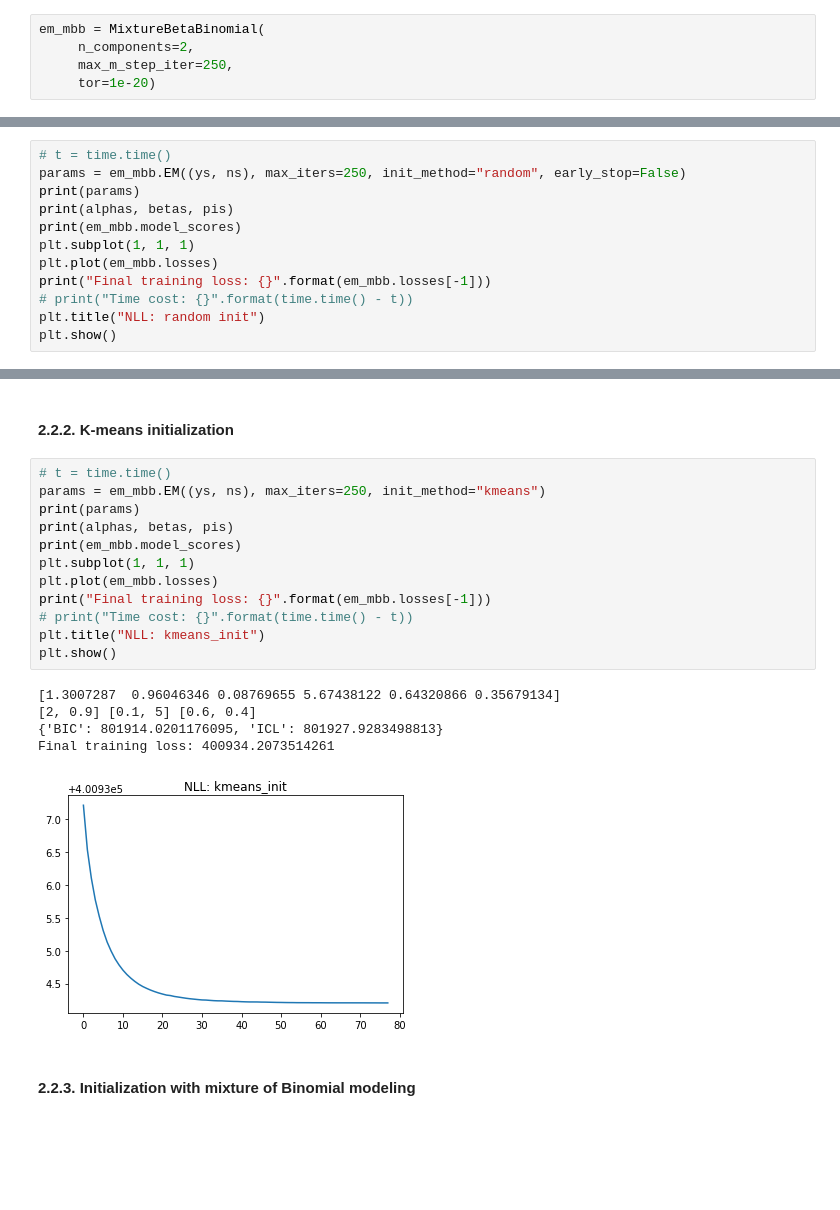
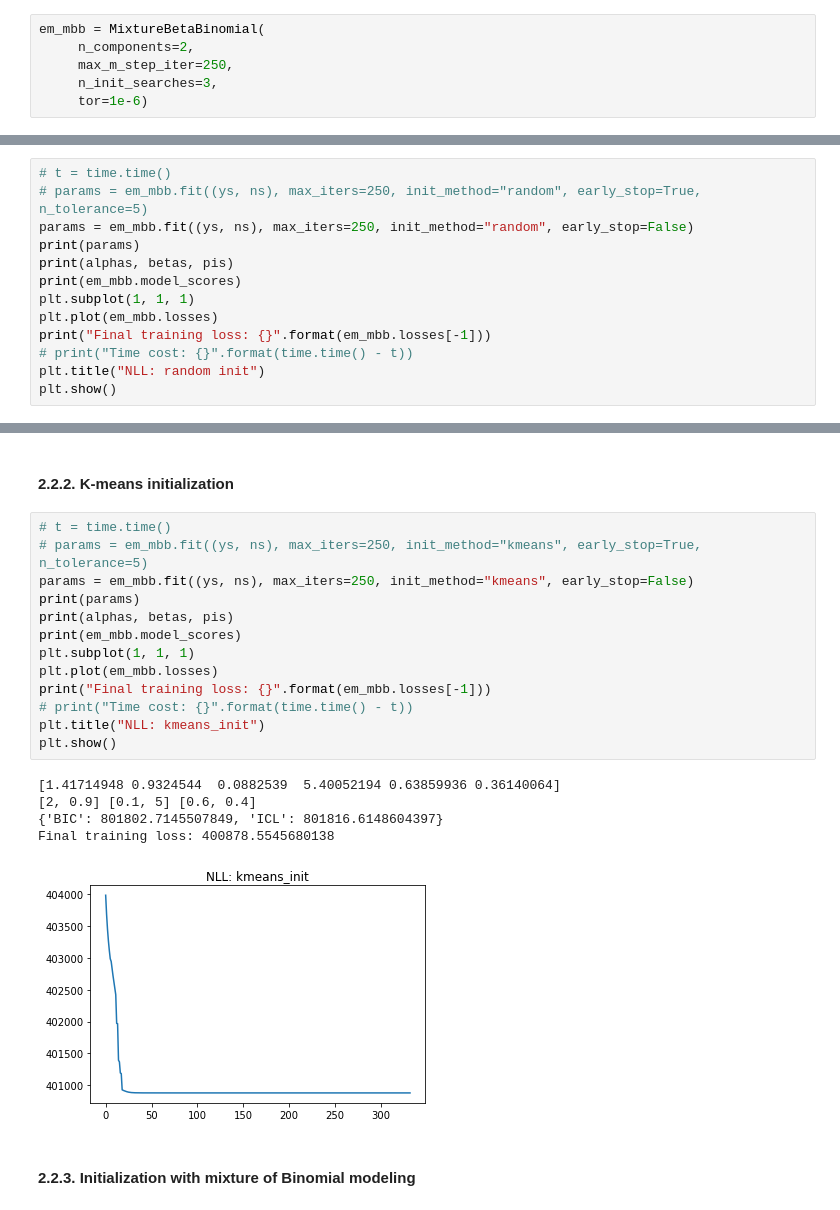
Before and after one commit to StatBiomed/BBMix, a Jupyter notebook: examples/MixtureOfBetaBin_example.ipynb, the cells around one changed output, grey strips where cells are left out. Drawn from its saved outputs; the diff is of its cells as text; blank space fills up the shorter version.

Commit message:
add initial search logics for model parameter
Try to find better initial params that can result in better local optimum

```diff
--- a/examples/MixtureOfBetaBin_example.ipynb
+++ b/examples/MixtureOfBetaBin_example.ipynb
@@ -195,12 +195,14 @@ len(ys), len(ns)
 em_mbb = MixtureBetaBinomial(
      n_components=2,
      max_m_step_iter=250,
-     tor=1e-20)
+     n_init_searches=3,
+     tor=1e-6)
 # %% [markdown]
 #### 2.2.1. Random initialization
 # %%
 # t = time.time()
-params = em_mbb.EM((ys, ns), max_iters=250, init_method="random", early_stop=False)
+# params = em_mbb.fit((ys, ns), max_iters=250, init_method="random", early_stop=True, n_tolerance=5)
+params = em_mbb.fit((ys, ns), max_iters=250, init_method="random", early_stop=False)
 print(params)
 print(alphas, betas, pis)
 print(em_mbb.model_scores)
@@ -220,22 +222,23 @@ Final training loss: 400934.20384334505
 #### 2.2.2. K-means initialization
 # %%
 # t = time.time()
-params = em_mbb.EM((ys, ns), max_iters=250, init_method="kmeans")
+# params = em_mbb.fit((ys, ns), max_iters=250, init_method="kmeans", early_stop=True, n_tolerance=5)
+params = em_mbb.fit((ys, ns), max_iters=250, init_method="kmeans", early_stop=False)
 print(params)
 print(alphas, betas, pis)
 print(em_mbb.model_scores)
 plt.subplot(1, 1, 1)
 plt.plot(em_mbb.losses)
 print("Final training loss: {}".format(em_mbb.losses[-1]))
 # print("Time cost: {}".format(time.time() - t))
 plt.title("NLL: kmeans_init")
 plt.show()
 # %% [output]
-[1.3007287  0.96046346 0.08769655 5.67438122 0.64320866 0.35679134]
+[1.41714948 0.9324544  0.0882539  5.40052194 0.63859936 0.36140064]
 [2, 0.9] [0.1, 5] [0.6, 0.4]
-{'BIC': 801914.0201176095, 'ICL': 801927.9283498813}
-Final training loss: 400934.2073514261
+{'BIC': 801802.7145507849, 'ICL': 801816.6148604397}
+Final training loss: 400878.5545680138
-[figure, old version]
+[figure, new version]
 # %% [markdown]
 #### 2.2.3. Initialization with mixture of Binomial modeling
 # %%
```
Also changed, not shown: parts of 7 cells of this notebook, 3 other files.
